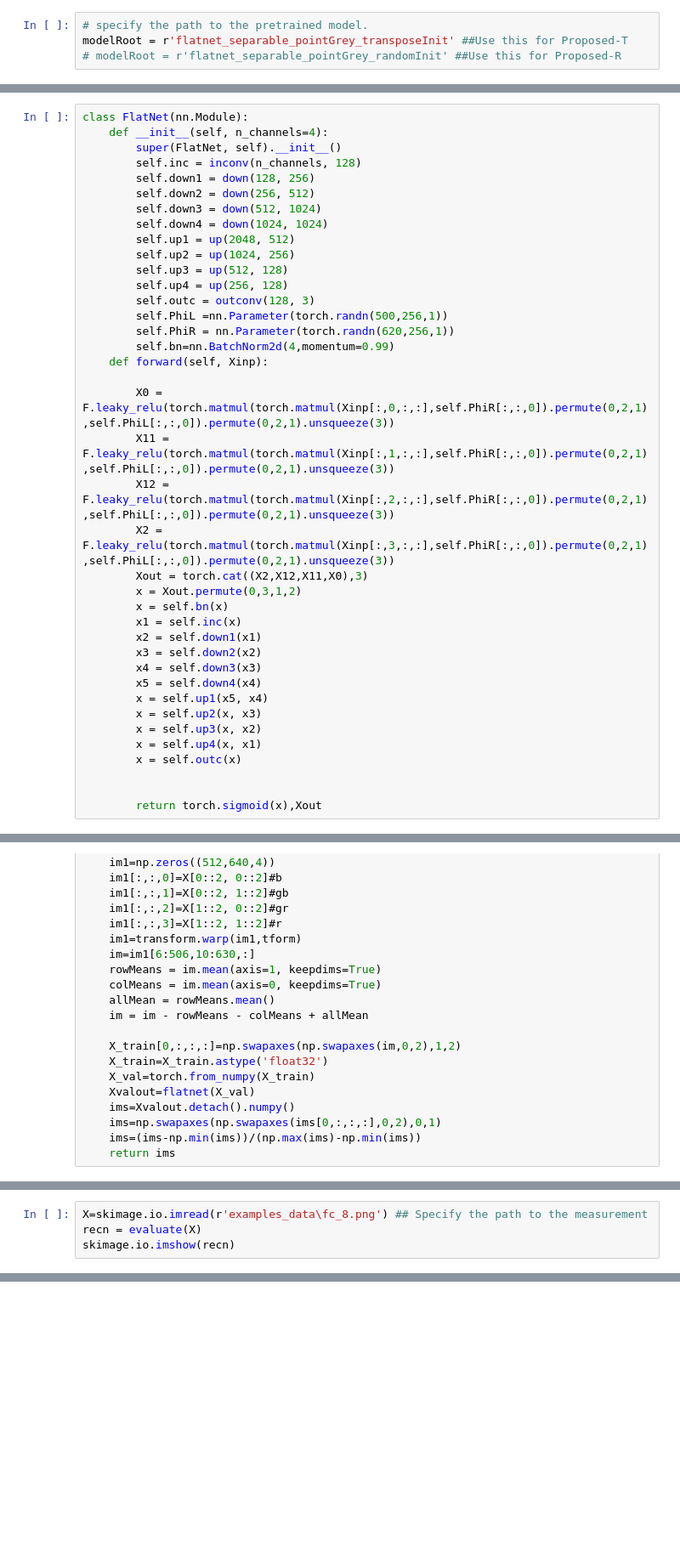
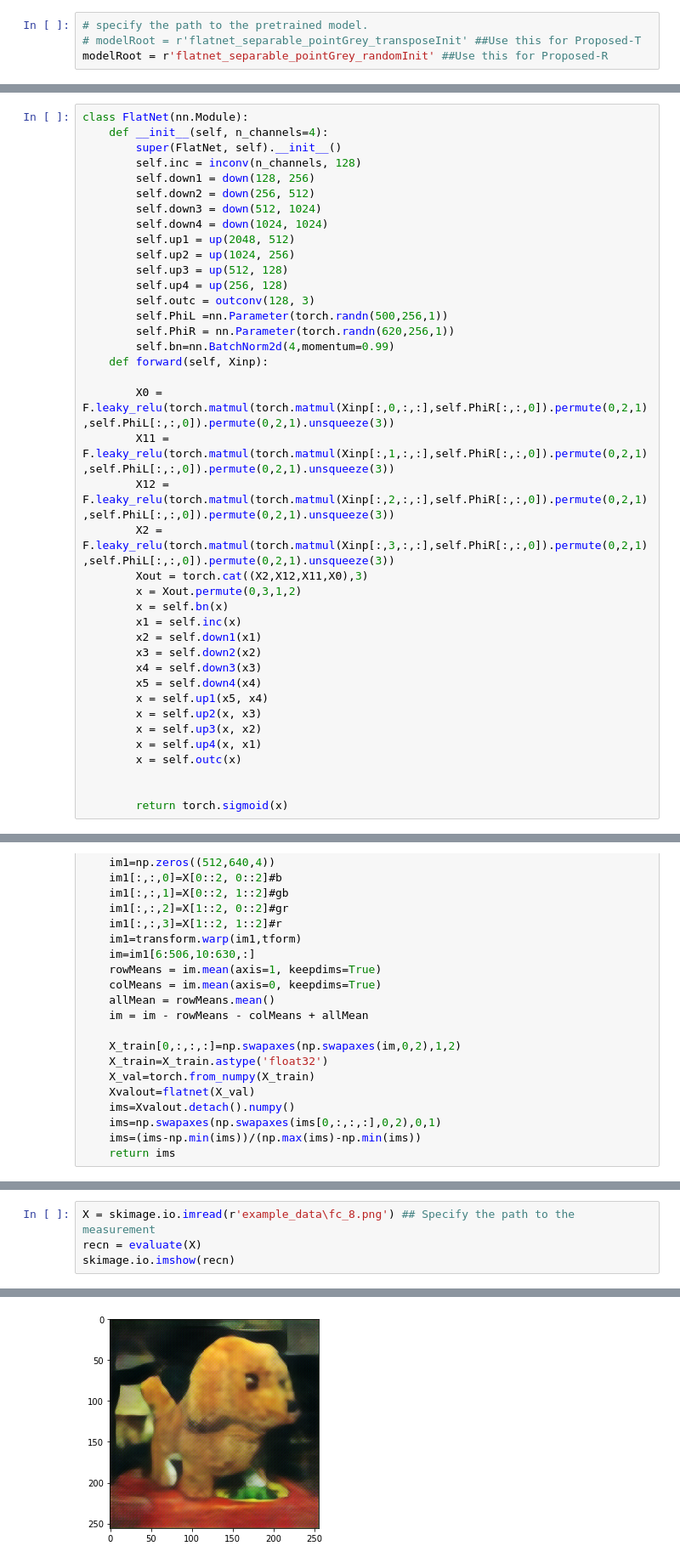
Before and after one commit to siddiquesalman/flatnet, a Jupyter notebook: FlatNet-separable.ipynb, the cells around one changed output, grey strips where cells are left out. Shown: that part at 85% size. Cells and saved outputs as stored; diff of their text form; blank space fills up the shorter version.

```diff
--- a/FlatNet-separable.ipynb
+++ b/FlatNet-separable.ipynb
@@ -10,7 +12,7 @@ import torch.nn.functional as F
 # %%
 # specify the path to the pretrained model.
-modelRoot = r'flatnet_separable_pointGrey_transposeInit' ##Use this for Proposed-T
-# modelRoot = r'flatnet_separable_pointGrey_randomInit' ##Use this for Proposed-R
+# modelRoot = r'flatnet_separable_pointGrey_transposeInit' ##Use this for Proposed-T
+modelRoot = r'flatnet_separable_pointGrey_randomInit' ##Use this for Proposed-R
 # %%
 from skimage import transform
 tform = transform.SimilarityTransform(rotation=0.00174) #to account for small rotation
@@ -144,4 +146,4 @@ class FlatNet(nn.Module):
         x = self.outc(x)
 
 
-        return torch.sigmoid(x),Xout
+        return torch.sigmoid(x)
@@ -176,4 +202,5 @@ def evaluate(X):
 # %%
-X=skimage.io.imread(r'examples_data\fc_8.png') ## Specify the path to the measurement
+X = skimage.io.imread(r'example_data\fc_8.png') ## Specify the path to the measurement
 recn = evaluate(X)
 skimage.io.imshow(recn)
+# %% [output]
@@ -179,0 +208 @@ skimage.io.imshow(recn)
+[figure, added]
```
Also changed, not shown: parts of 6 cells of this notebook, 1 other file.
